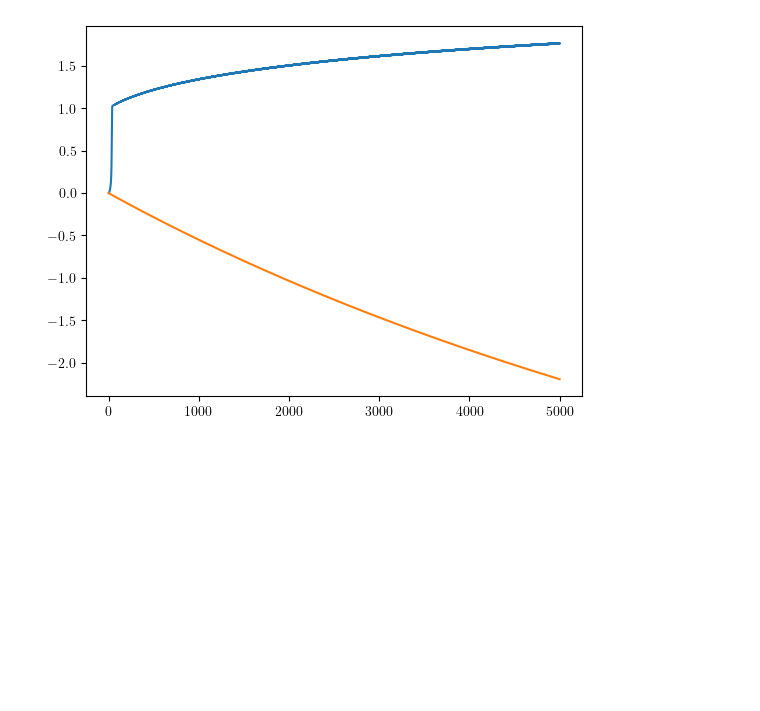
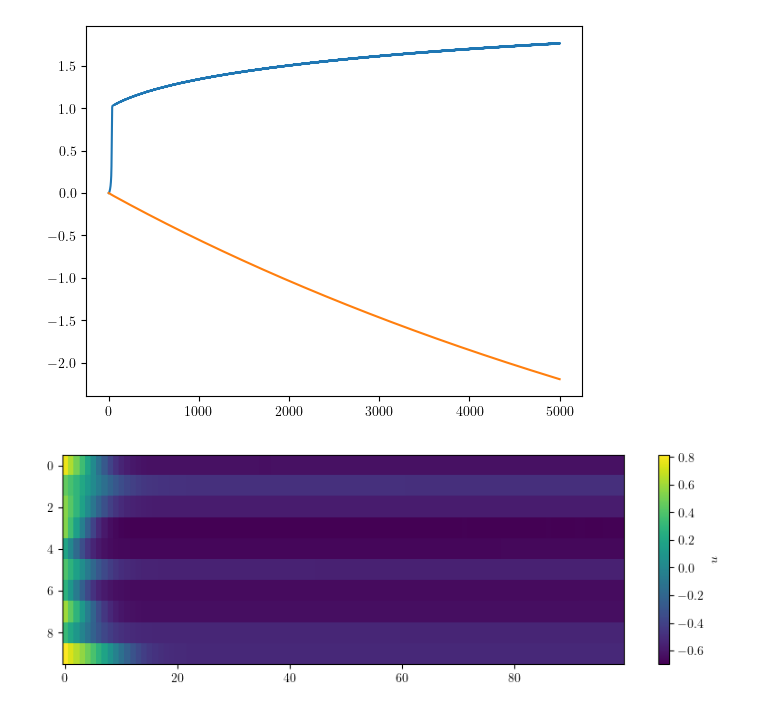
Before and after one commit to akshaysanjeevk/FHN-Relaxed-Oscillators, a Jupyter notebook: reboot/test.ipynb, the cells around one changed output. Drawn from its saved outputs; the diff is of its cells as text; code cells hidden in the pictures; blank space fills up the shorter version.

```diff
--- a/reboot/test.ipynb
+++ b/reboot/test.ipynb
@@ -147,3 +147,21 @@ plt.plot(t1, y1[1,:])
 # %% [output]
 [<matplotlib.lines.Line2D at 0x...>]
 [figure]
+# %%
+# values for oscillations
+APS = {
+    'N' : 10,
+    'a' : .139,
+    'e' : .1e-3,
+    'k' : .6,
+    'b' : .16,
+    'D' : 2e-3,
+    'tmax' : 20,
+    'tn' : 100,
+    'y0': np.random.uniform(0,1,20),
+    # 'y0' : np.zeros(20)
+}
+
+solve_plot(APS, dt='spec', trans=0)
+# %% [output]
+[figure, added]
```
Also changed, not shown: parts of 2 cells of this notebook.
